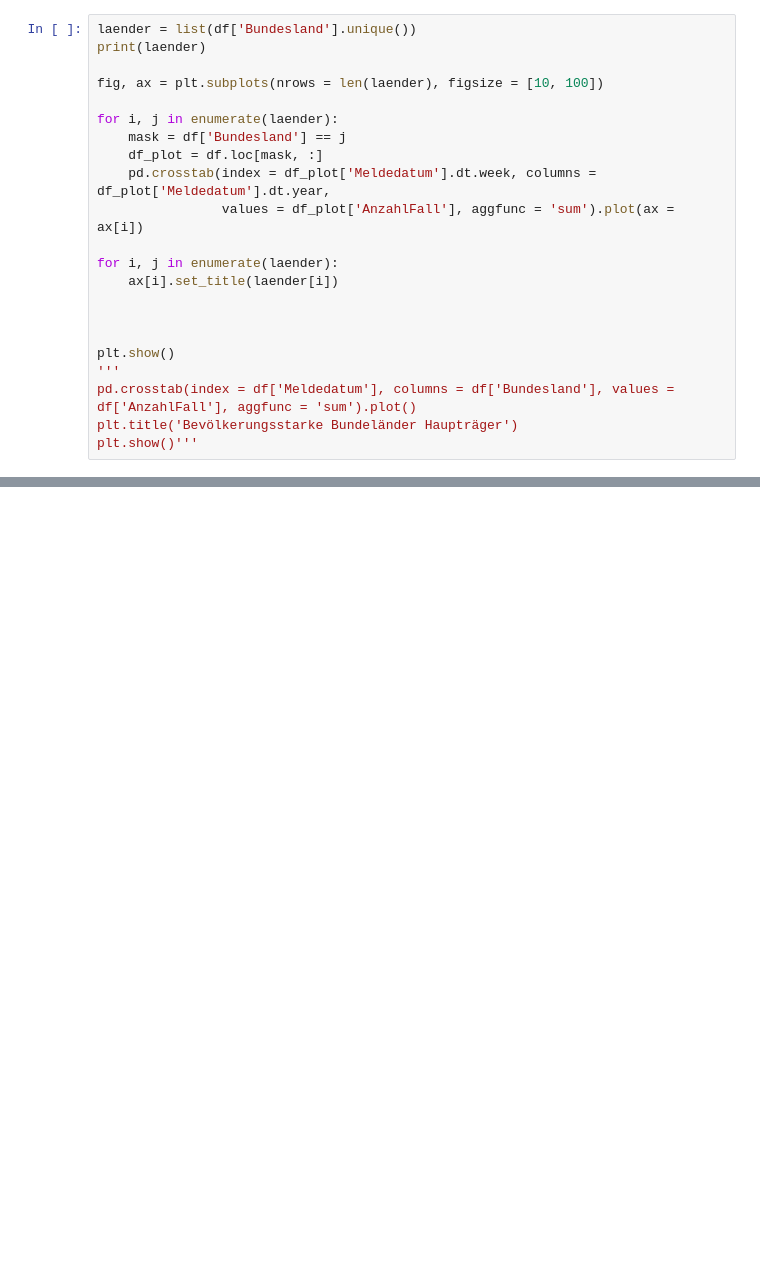
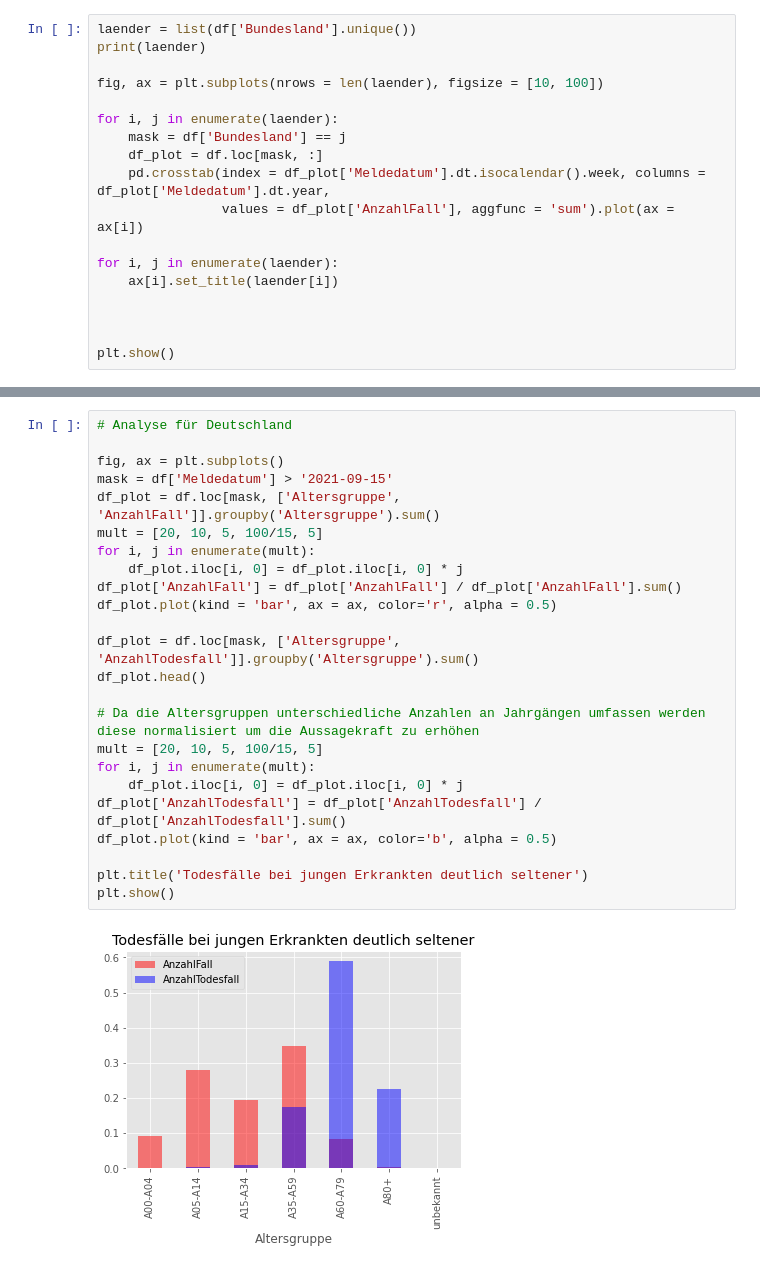
Before and after one commit to PrayForSnow/Data-Analysis-Projects, a Jupyter notebook: 20211004 RKI.ipynb, the cells around one changed output, grey strips where cells are left out. Cells and saved outputs as stored; diff of their text form; blank space fills up the shorter version.

```diff
--- a/20211004 RKI.ipynb
+++ b/20211004 RKI.ipynb
@@ -76,7 +168,7 @@ fig, ax = plt.subplots(nrows = len(laender), figsize = [10, 100])
 for i, j in enumerate(laender):
     mask = df['Bundesland'] == j
     df_plot = df.loc[mask, :]
-    pd.crosstab(index = df_plot['Meldedatum'].dt.week, columns = df_plot['Meldedatum'].dt.year,
+    pd.crosstab(index = df_plot['Meldedatum'].dt.isocalendar().week, columns = df_plot['Meldedatum'].dt.year,
                 values = df_plot['AnzahlFall'], aggfunc = 'sum').plot(ax = ax[i])
 
 for i, j in enumerate(laender):
@@ -85,9 +177,5 @@ for i, j in enumerate(laender):
 
 
 plt.show()
-'''
-pd.crosstab(index = df['Meldedatum'], columns = df['Bundesland'], values = df['AnzahlFall'], aggfunc = 'sum').plot()
-plt.title('Bevölkerungsstarke Bundeländer Haupträger')
-plt.show()'''
 # %% [output]
 ['Schleswig-Holstein', 'Hamburg', 'Niedersachsen', 'Bremen', 'Nordrhein-Westfalen', 'Hessen', 'Rheinland-Pfalz', 'Baden-Württemberg', 'Bayern', 'Saarland', 'Berlin', 'Brandenburg', 'Mecklenburg-Vorpom ...
@@ -95,0 +186,26 @@ plt.show()'''
+# %%
+# Analyse für Deutschland
+
+fig, ax = plt.subplots()
+mask = df['Meldedatum'] > '2021-09-15'
+df_plot = df.loc[mask, ['Altersgruppe', 'AnzahlFall']].groupby('Altersgruppe').sum()
+mult = [20, 10, 5, 100/15, 5]
+for i, j in enumerate(mult):
+    df_plot.iloc[i, 0] = df_plot.iloc[i, 0] * j
+df_plot['AnzahlFall'] = df_plot['AnzahlFall'] / df_plot['AnzahlFall'].sum()
+df_plot.plot(kind = 'bar', ax = ax, color='r', alpha = 0.5)
+
+df_plot = df.loc[mask, ['Altersgruppe', 'AnzahlTodesfall']].groupby('Altersgruppe').sum()
+df_plot.head()
+
+# Da die Altersgruppen unterschiedliche Anzahlen an Jahrgängen umfassen werden diese normalisiert um die Aussagekraft zu erhöhen
+mult = [20, 10, 5, 100/15, 5]
+for i, j in enumerate(mult):
+    df_plot.iloc[i, 0] = df_plot.iloc[i, 0] * j
+df_plot['AnzahlTodesfall'] = df_plot['AnzahlTodesfall'] / df_plot['AnzahlTodesfall'].sum()
+df_plot.plot(kind = 'bar', ax = ax, color='b', alpha = 0.5)
+
+plt.title('Todesfälle bei jungen Erkrankten deutlich seltener')
+plt.show()
+# %% [output]
+[figure, added]
```
Also changed, not shown: parts of 21 cells of this notebook.
